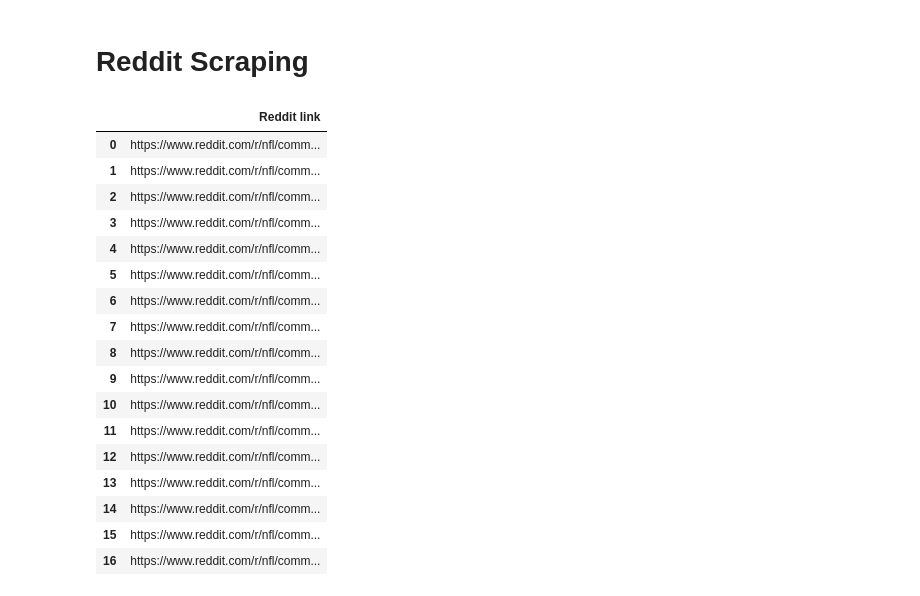
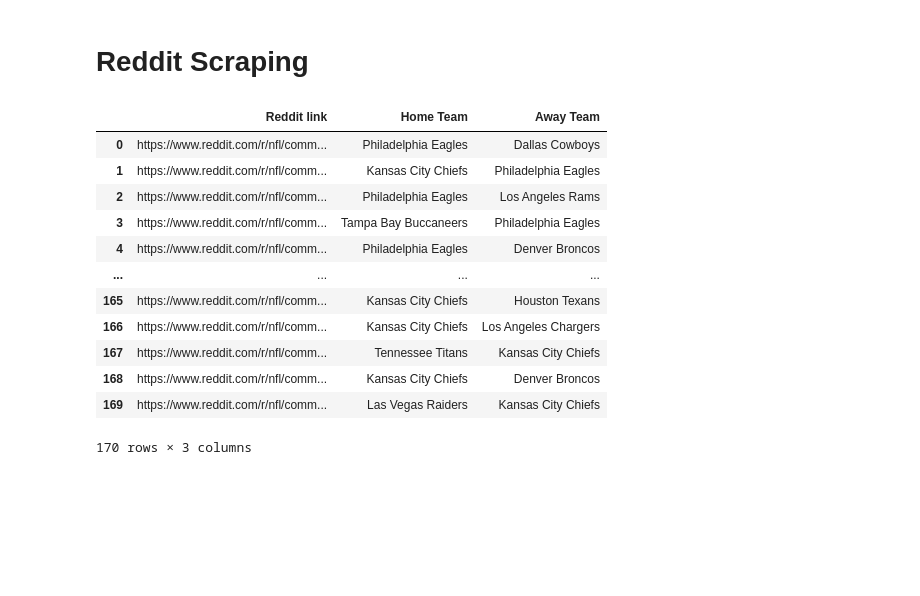
Before and after one commit to ryanjamesyu2/sentiment-performance-connection, a Jupyter notebook: reddit_home_away.ipynb, the cells around one changed output. Cells and saved outputs as stored; diff of their text form; code cells hidden in the pictures; blank space fills up the shorter version.

```diff
--- a/reddit.ipynb
+++ b/reddit_home_away.ipynb
@@ -15,28 +15,23 @@ from selenium.webdriver.support import expected_conditions as EC
 
 import pandas as pd
 # %%
-reddit_urls = pd.read_csv('reddit_json.csv')
-reddit_urls = reddit_urls[['Reddit link']]
+reddit_urls = pd.read_csv('reddit_json_filled.csv')
+reddit_urls = reddit_urls[['Reddit link', 'Home Team', 'Away Team']]
 reddit_urls
 # %% [output]
-|  | Reddit link |
-| 0 | https://www.reddit.com/r/nfl/comm... |
-| 1 | https://www.reddit.com/r/nfl/comm... |
-| 2 | https://www.reddit.com/r/nfl/comm... |
-| 3 | https://www.reddit.com/r/nfl/comm... |
-| 4 | https://www.reddit.com/r/nfl/comm... |
-| 5 | https://www.reddit.com/r/nfl/comm... |
-| 6 | https://www.reddit.com/r/nfl/comm... |
-| 7 | https://www.reddit.com/r/nfl/comm... |
-| 8 | https://www.reddit.com/r/nfl/comm... |
-| 9 | https://www.reddit.com/r/nfl/comm... |
-| 10 | https://www.reddit.com/r/nfl/comm... |
-| 11 | https://www.reddit.com/r/nfl/comm... |
-| 12 | https://www.reddit.com/r/nfl/comm... |
-| 13 | https://www.reddit.com/r/nfl/comm... |
-| 14 | https://www.reddit.com/r/nfl/comm... |
-| 15 | https://www.reddit.com/r/nfl/comm... |
-| 16 | https://www.reddit.com/r/nfl/comm... |
+|  | Reddit link | Home Team | Away Team |
+| 0 | https://www.reddit.com/r/nfl/comm... | Philadelphia Eagles | Dallas Cowboys |
+| 1 | https://www.reddit.com/r/nfl/comm... | Kansas City Chiefs | Philadelphia Eagles |
+| 2 | https://www.reddit.com/r/nfl/comm... | Philadelphia Eagles | Los Angeles Rams |
+| 3 | https://www.reddit.com/r/nfl/comm... | Tampa Bay Buccaneers | Philadelphia Eagles |
+| 4 | https://www.reddit.com/r/nfl/comm... | Philadelphia Eagles | Denver Broncos |
+| ... | ... | ... | ... |
+| 165 | https://www.reddit.com/r/nfl/comm... | Kansas City Chiefs | Houston Texans |
+| 166 | https://www.reddit.com/r/nfl/comm... | Kansas City Chiefs | Los Angeles Chargers |
+| 167 | https://www.reddit.com/r/nfl/comm... | Tennessee Titans | Kansas City Chiefs |
+| 168 | https://www.reddit.com/r/nfl/comm... | Kansas City Chiefs | Denver Broncos |
+| 169 | https://www.reddit.com/r/nfl/comm... | Las Vegas Raiders | Kansas City Chiefs |
+170 rows × 3 columns
 # %%
 def clean_text(s: str) -> str:
     return re.sub(r"\s+", " ", (s or "")).strip()
```
Also changed, not shown: parts of 2 cells of this notebook, 6 other files.
